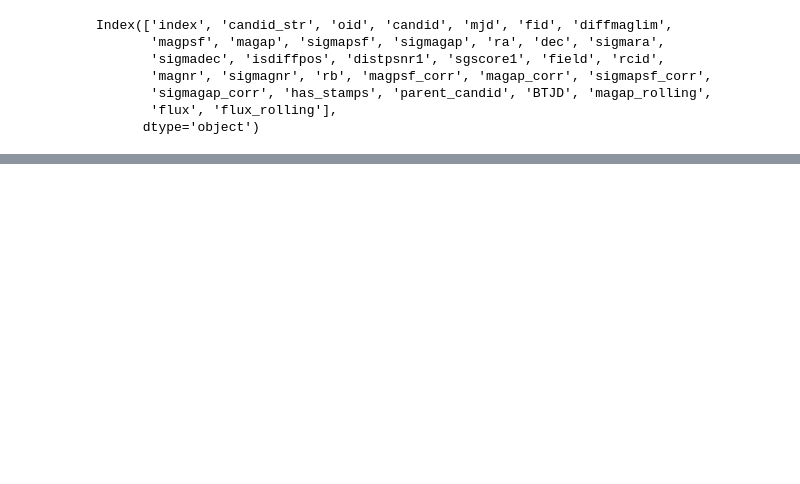
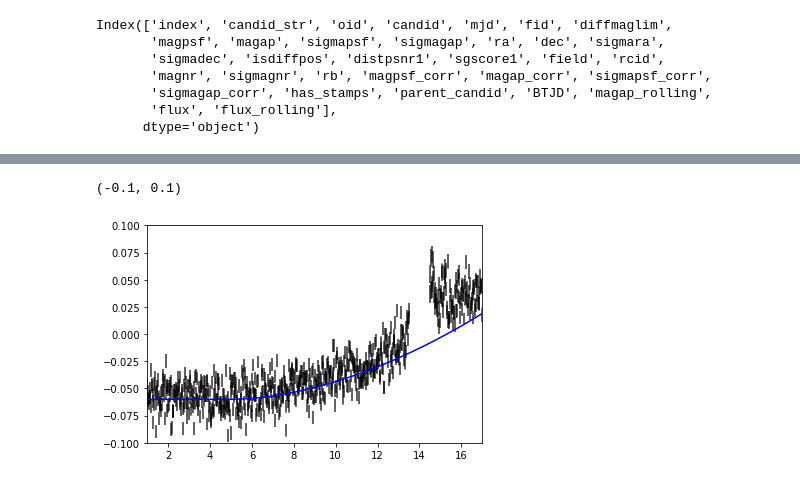
Before and after one commit to tylerbarna/BarnaSeniorHonorsThesis, a Jupyter notebook: mcmc_test.ipynb, the cells around one changed output, grey strips where cells are left out. Drawn from its saved outputs; the diff is of its cells as text; code cells hidden in the pictures; blank space fills up the shorter version.

```diff
--- a/mcmc_test.ipynb
+++ b/mcmc_test.ipynb
@@ -117,0 +156,12 @@ array([[5.87021263e+04, 1.77990039e-06, 2.12660145e-02],
+# %%
+mod = model(np.linspace(np.min(tess_2020bpi['mjd']),np.max(tess_2020bpi['mjd']),100), 5, .0009, 1.8, -0.06)
+
+plt.figure()
+plt.errorbar(tess_2020bpi['mjd'],tess_2020bpi['flux'],yerr=tess_2020bpi['flux_err'],
+         color='black',linestyle='',alpha=0.5)
+plt.plot(np.linspace(np.min(tess_2020bpi['mjd']),np.max(tess_2020bpi['mjd']),100),mod,'b')
+plt.xlim([1,17])
+plt.ylim(-0.1,0.1)
+# %% [output]
+(-0.1, 0.1)
+[figure, added]
```
Also changed, not shown: parts of 17 cells of this notebook, 1 other file.
